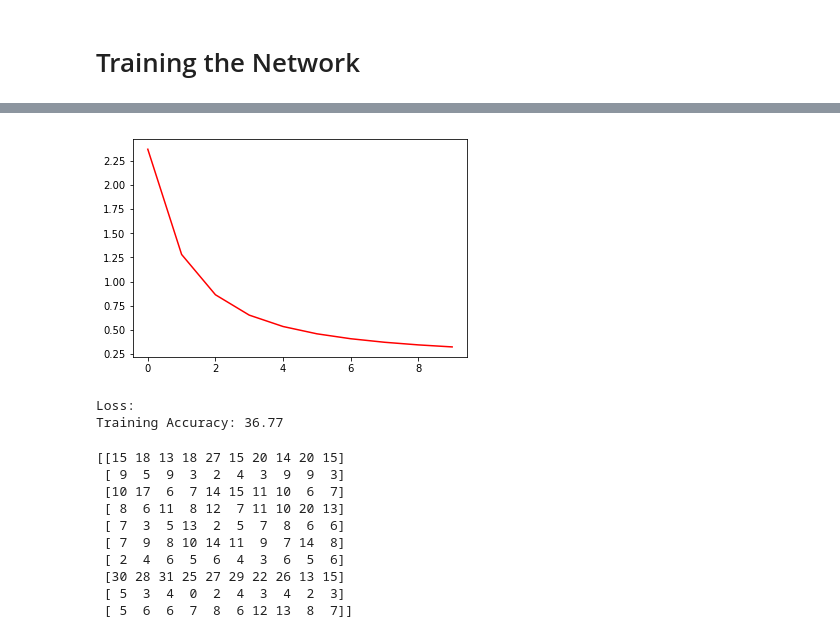
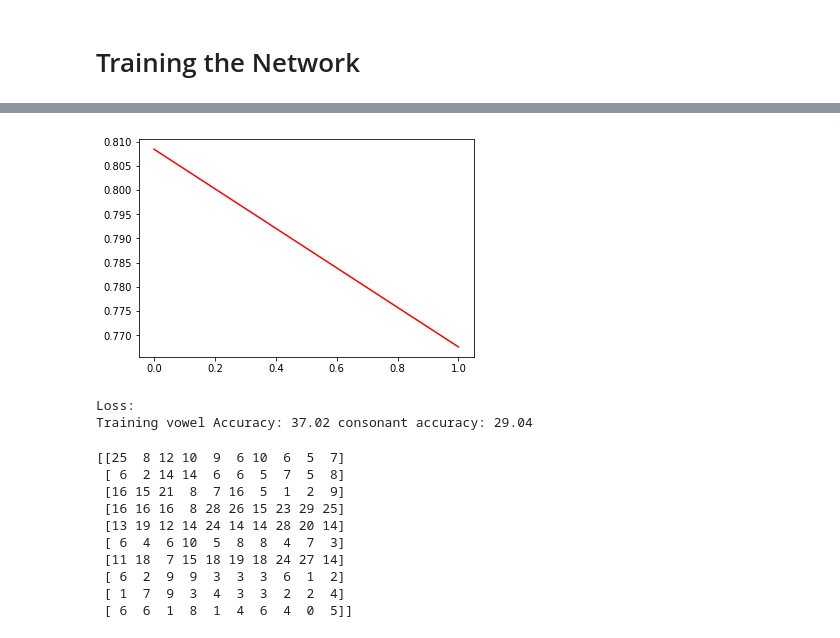
Before and after one commit to NavneetSajwan/Hindi-Vowel-Consonant-Classification, a Jupyter notebook: Hindi_Vowel_Consonant_Classification_data_preprocessing.ipynb, the cells around one changed output, grey strips where cells are left out. Cells and saved outputs as stored; diff of their text form; code cells hidden in the pictures.

Commit message:
Working model: Loss combined for both vowels and consonants

```diff
--- a/Hindi_Vowel_Consonant_Classification_data_preprocessing.ipynb
+++ b/Hindi_Vowel_Consonant_Classification_data_preprocessing.ipynb
@@ -114,7 +101,7 @@ len(consonants)
 transformer = transforms.Compose([
                                   # transforms.Grayscale(1),
                                   transforms.ToTensor(),
-                                  transforms.Normalize((0.5,),(0.5,))
+                                  # transforms.Normalize((0.5,),(0.5,))
                                 ])
 # %%
 # image, vow, cons=trainset.__getitem__(3)
@@ -181,7 +168,7 @@ Text(0.5, 0, 'च इ')
 # %% [markdown]
 # Creating the Network Class
 # %%
-device="cuda" if torch.cuda.is_available() else "cpu"
+device="cuda:0" if torch.cuda.is_available() else "cpu"
 type(device)
 # %% [output]
 str
@@ -264,19 +276,21 @@ torch.Size([10])
 # Creating the Evaluation function
 # %%
 def evaluation(dataloader, model):
-    total, correct=0,0
+    total, correct_v, correct_c= 0, 0, 0
     for data in dataloader:
         inputs, lab_v, lab_c= data
-        inputs, lab_v= inputs.to(device), lab_v.to(device)
-        outputs = model(inputs.double())
-        _, pred =torch.max(outputs, 1)
+        inputs, lab_v, lab_c= inputs.to(device), lab_v.to(device), lab_c.to(device)
+        outputs_v, outputs_c = model(inputs.double())
+        _, pred_v =torch.max(outputs_v, 1)
+        _, pred_c =torch.max(outputs_c, 1)
         total+= lab_v.size(0)
-        correct+= (pred==lab_v).sum().item()
-    return pred, 100* correct/total
+        correct_v+= (pred_v==lab_v).sum().item()
+        correct_c+= (pred_c==lab_c).sum().item()
+    return pred_v, pred_c, 100* correct_v/total, 100* correct_c/total
 # %% [markdown]
 ## Creating the Network Object
 # %%
-model = model.double().to(device)
+model = super_resnet(model).double().to(device)
 # for param in model.parameters():
 #     nn.init.xavier_uniform_(param.unsqueeze(dim=1))
 #     param.squeeze()
@@ -295,29 +309,31 @@ trainloader = DataLoader(trainset, batch_size=batch, shuffle=False, num_workers=
 # %% [markdown]
 # Training the Network
 # %%
+# using two faced fc
 tic=time()
 model.train()
 loss_per_epoch=[]
 loss_arr=[]
-max_epochs=10
+max_epochs=2
 min_loss=1000
 n_iters=np.ceil(10000/batch)
 for epoch in range(max_epochs):
     for i,data in enumerate(trainloader,0):
-        inputs, lab_v, lab_c= data
-        inputs, lab_v=inputs.to(device), lab_v.to(device)
+        inputs, lab_v, lab_c = data
+        inputs, lab_v, lab_c = inputs.to(device), lab_v.to(device), lab_c.to(device)
         opt.zero_grad()
-        outputs=model(inputs.double())
-        loss=loss_fn(outputs, lab_v)
-        loss_arr.append(loss.item())
+        # print(inputs.shape)
+        outputs_v, outputs_c = model(inputs.double())
+        loss=loss_fn(outputs_v, lab_v) + loss_fn(outputs_c, lab_c)
         loss.backward()
         opt.step()
+        loss_arr.append(loss.item())
         if min_loss>loss.item():
             min_loss=loss.item()
             best_model=copy.deepcopy(model.state_dict())
-        if i % 8==0:
-            print("Epoch: %d Iteration: %d/%d Loss: %0.3f" %(epoch, i, n_iters, loss.item()))
-        del inputs, lab_v, outputs
+        # if i % 8==0:
+        #     print("Epoch: %d Iteration: %d/%d Loss: %0.3f" %(epoch, i, n_iters, loss.item()))
+        del inputs, lab_v, lab_c, outputs_v, outputs_c
         torch.cuda.empty_cache()
     loss_per_epoch.append(loss.item())
 toc=time()
@@ -328,8 +344,8 @@ model.eval()
 # torch.save(best_model,"../input/checkpoint/best_model.pth")
 model.load_state_dict(best_model)
 with torch.no_grad():
-  _, acc= evaluation(trainloader, model)
+  _, _, acc_v, acc_c= evaluation(trainloader, model)
 print("Loss:")
-print("Training Accuracy: %0.2f" %( acc ))
+print("Training vowel Accuracy: %0.2f consonant accuracy: %0.2f" %( acc_v , acc_c ))
 # print("Test Accuracy: %0.2f" %(evaluation(evalloader,model)))
 # %% [output]
@@ -353,6 +353,6 @@ Training time: 92.87313914299011
-[figure, old version]
+[figure, new version]
 Loss:
-Training Accuracy: 36.77
+Training vowel Accuracy: 37.02 consonant accuracy: 29.04
 # %%
 from sklearn.metrics import confusion_matrix
 # batch= 512
@@ -360,16 +360,16 @@ trainloader = DataLoader(trainset, batch_size=1000, shuffle=False, num_workers=0
 model.eval()
 with torch.no_grad():
   pred, _ = evaluation(trainloader, model)
-cm= confusion_matrix(pred.cpu(), y_vowel[:1000])
+cm= confusion_matrix(pred.cpu(), y_vowel[-1000:])
 print(cm)
 # %% [output]
-[[15 18 13 18 27 15 20 14 20 15]
- [ 9  5  9  3  2  4  3  9  9  3]
- [10 17  6  7 14 15 11 10  6  7]
- [ 8  6 11  8 12  7 11 10 20 13]
- [ 7  3  5 13  2  5  7  8  6  6]
- [ 7  9  8 10 14 11  9  7 14  8]
- [ 2  4  6  5  6  4  3  6  5  6]
- [30 28 31 25 27 29 22 26 13 15]
- [ 5  3  4  0  2  4  3  4  2  3]
- [ 5  6  6  7  8  6 12 13  8  7]]
+[[25  8 12 10  9  6 10  6  5  7]
+ [ 6  2 14 14  6  6  5  7  5  8]
+ [16 15 21  8  7 16  5  1  2  9]
+ [16 16 16  8 28 26 15 23 29 25]
+ [13 19 12 14 24 14 14 28 20 14]
+ [ 6  4  6 10  5  8  8  4  7  3]
+ [11 18  7 15 18 19 18 24 27 14]
+ [ 6  2  9  9  3  3  3  6  1  2]
+ [ 1  7  9  3  4  3  3  2  2  4]
+ [ 6  6  1  8  1  4  6  4  0  5]]
```
Also changed, not shown: parts of 20 cells of this notebook.
